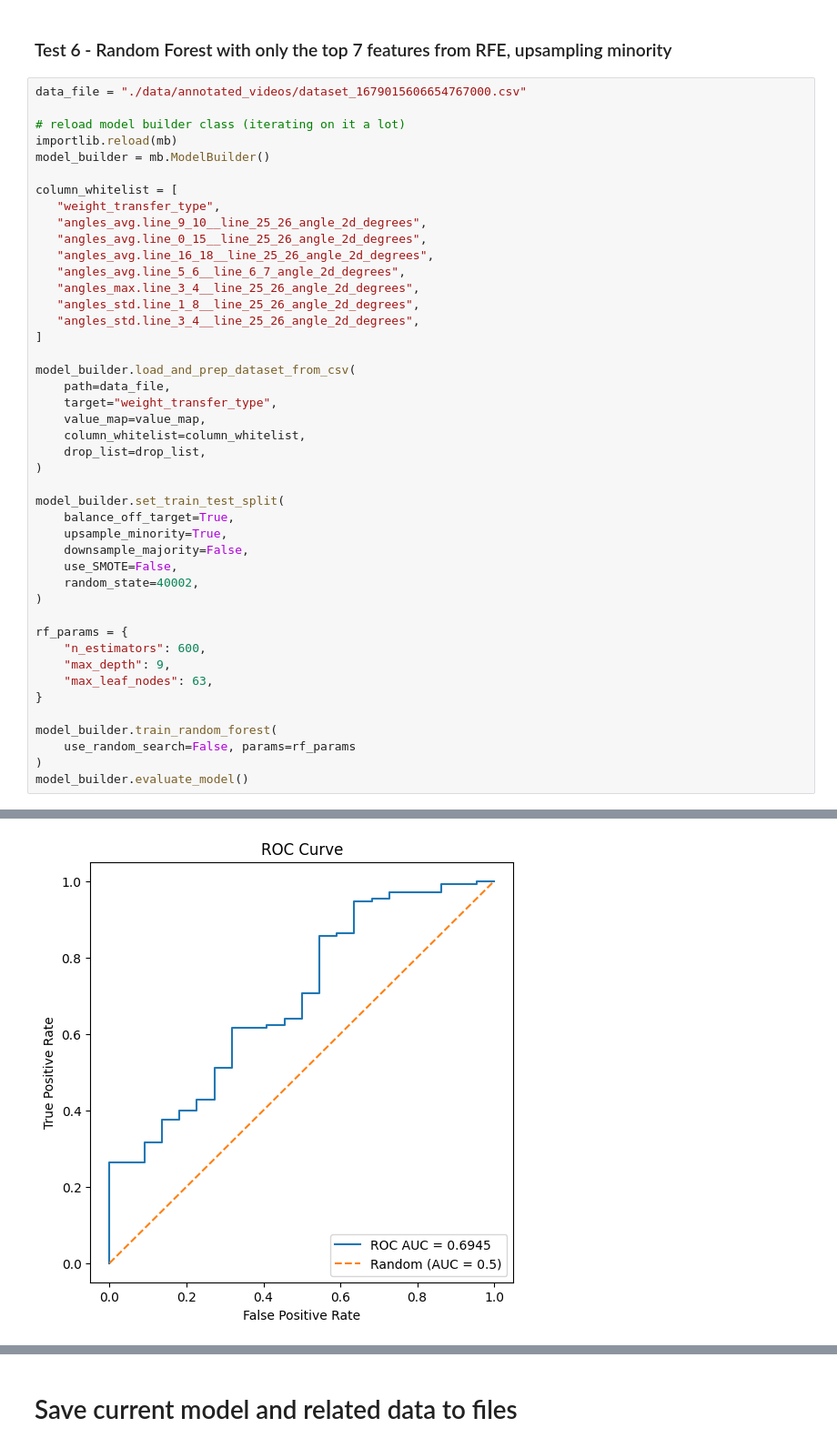
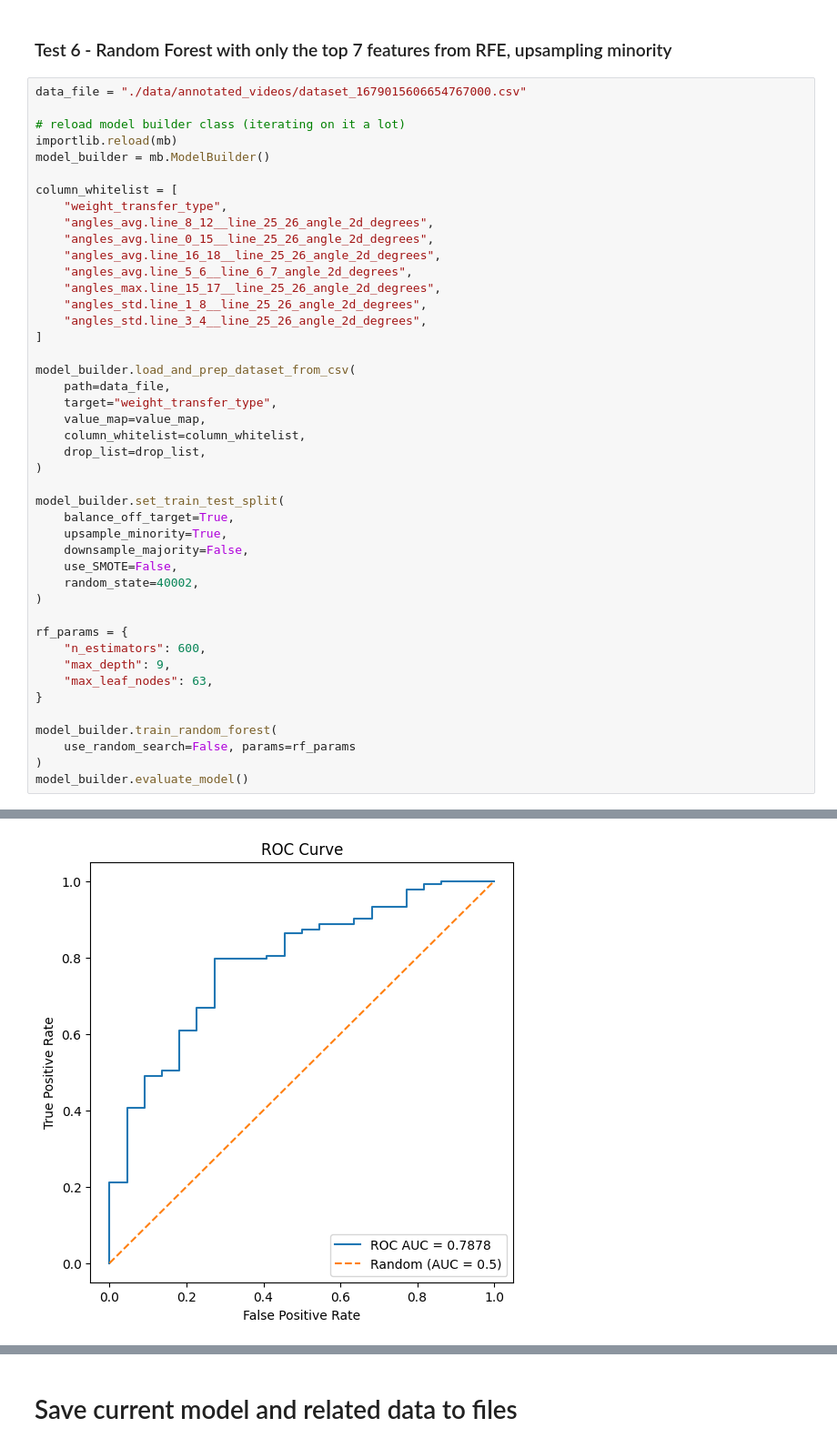
Before and after one commit to mrilikecoding/StreamPoseML, a Jupyter notebook: random_forest.ipynb, the cells around one changed output, grey strips where cells are left out. Shown at 91% size. Cells and saved outputs as stored; diff of their text form.

```diff
--- a/notebook.ipynb
+++ b/random_forest.ipynb
@@ -1353,14 +1338,14 @@ importlib.reload(mb)
 model_builder = mb.ModelBuilder()
 
 column_whitelist = [
-   "weight_transfer_type",
-   "angles_avg.line_9_10__line_25_26_angle_2d_degrees",
-   "angles_avg.line_0_15__line_25_26_angle_2d_degrees",
-   "angles_avg.line_16_18__line_25_26_angle_2d_degrees",
-   "angles_avg.line_5_6__line_6_7_angle_2d_degrees",
-   "angles_max.line_3_4__line_25_26_angle_2d_degrees",
-   "angles_std.line_1_8__line_25_26_angle_2d_degrees",
-   "angles_std.line_3_4__line_25_26_angle_2d_degrees",
+    "weight_transfer_type",
+    "angles_avg.line_8_12__line_25_26_angle_2d_degrees",
+    "angles_avg.line_0_15__line_25_26_angle_2d_degrees",
+    "angles_avg.line_16_18__line_25_26_angle_2d_degrees",
+    "angles_avg.line_5_6__line_6_7_angle_2d_degrees",
+    "angles_max.line_15_17__line_25_26_angle_2d_degrees",
+    "angles_std.line_1_8__line_25_26_angle_2d_degrees",
+    "angles_std.line_3_4__line_25_26_angle_2d_degrees",
 ]
 
 model_builder.load_and_prep_dataset_from_csv(
@@ -1410,2 +1395,2 @@ weighted avg       0.83      0.85      0.84       155
 [figure]
-[figure, old version]
+[figure, new version]
```
Also changed, not shown: parts of 16 cells of this notebook, 2 other files.
